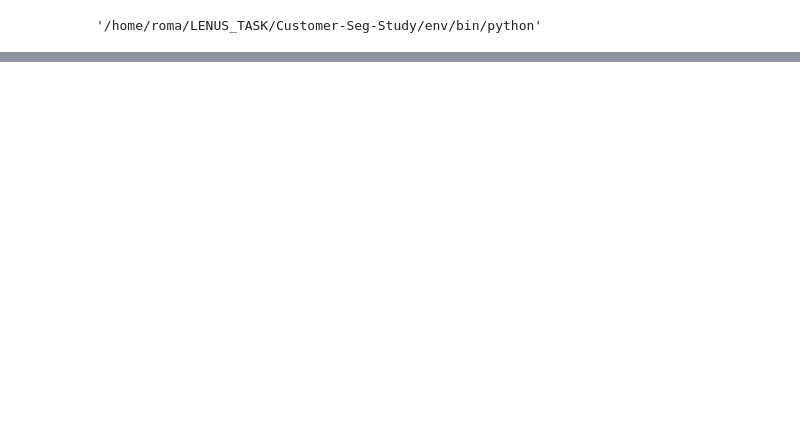
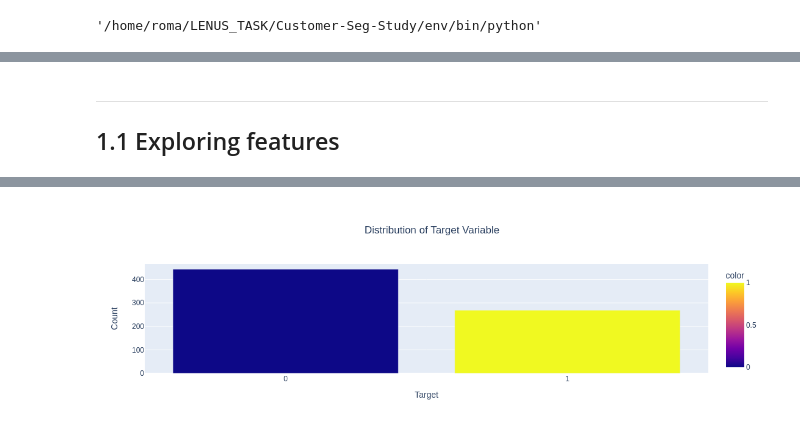
Before and after one commit to kromeo6/Customer-Seg-Study, a Jupyter notebook: Untitled.ipynb, the cells around one changed output, grey strips where cells are left out. Cells and saved outputs as stored; diff of their text form; code cells hidden in the pictures; blank space fills up the shorter version.

```diff
--- a/Untitled.ipynb
+++ b/Untitled.ipynb
@@ -31,3 +49,6 @@ from sklearn.cluster import KMeans
 from sklearn.metrics import silhouette_score
 from sklearn.pipeline import Pipeline
 from sklearn.metrics import silhouette_score, adjusted_rand_score, homogeneity_score, completeness_score, v_measure_score
+# %%
+# Get the current directory
+current_directory = Path.cwd()
@@ -33,0 +59,5 @@ from sklearn.metrics import silhouette_score, adjusted_rand_score, homogeneity_s
+# %%
+# The relative path to CSV file
+csv_file_path = current_directory / "data" / "customer_data_sample.csv"
+# %%
+df = pd.read_csv(csv_file_path)
@@ -33,0 +146,3 @@ from sklearn.metrics import silhouette_score, adjusted_rand_score, homogeneity_s
+# %%
+# Splitting the data into train and test sets
+df, test = train_test_split(df, test_size=0.2, random_state=1)
@@ -33,0 +155,3 @@ from sklearn.metrics import silhouette_score, adjusted_rand_score, homogeneity_s
+# %% [markdown]
+---
+## 1.1 Exploring features
@@ -33,0 +162,9 @@ from sklearn.metrics import silhouette_score, adjusted_rand_score, homogeneity_s
+# %%
+counts = df['converted'].value_counts()
+
+# Create a bar plot with specified colors
+fig = px.bar(x=counts.index, y=counts.values, color=counts.index,
+             labels={'x': 'Target', 'y': 'Count'}, title='Distribution of Target Variable')
+fig.update_layout(xaxis_type='category', title_x=0.5)  # Centering the title
+fig.show()
+# %% [output]
@@ -33,0 +172 @@ from sklearn.metrics import silhouette_score, adjusted_rand_score, homogeneity_s
+[figure, added]
```
Also changed, not shown: parts of 12 cells of this notebook, 2 other files.
